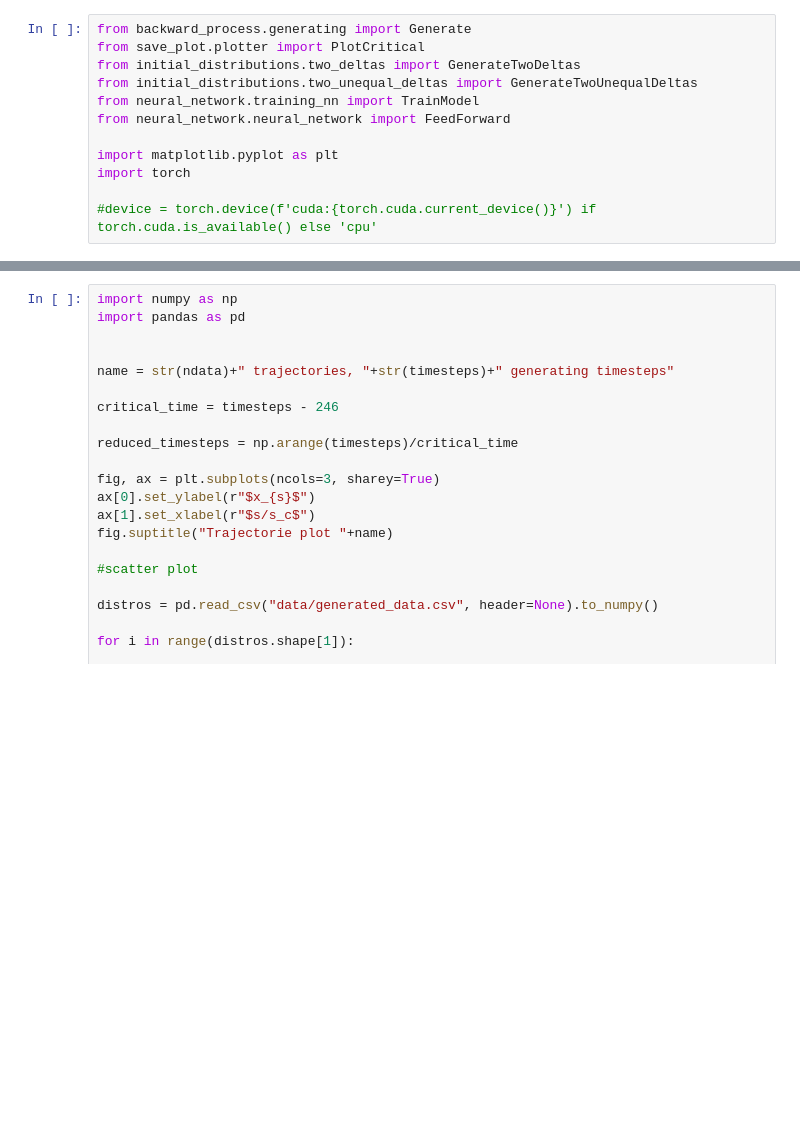
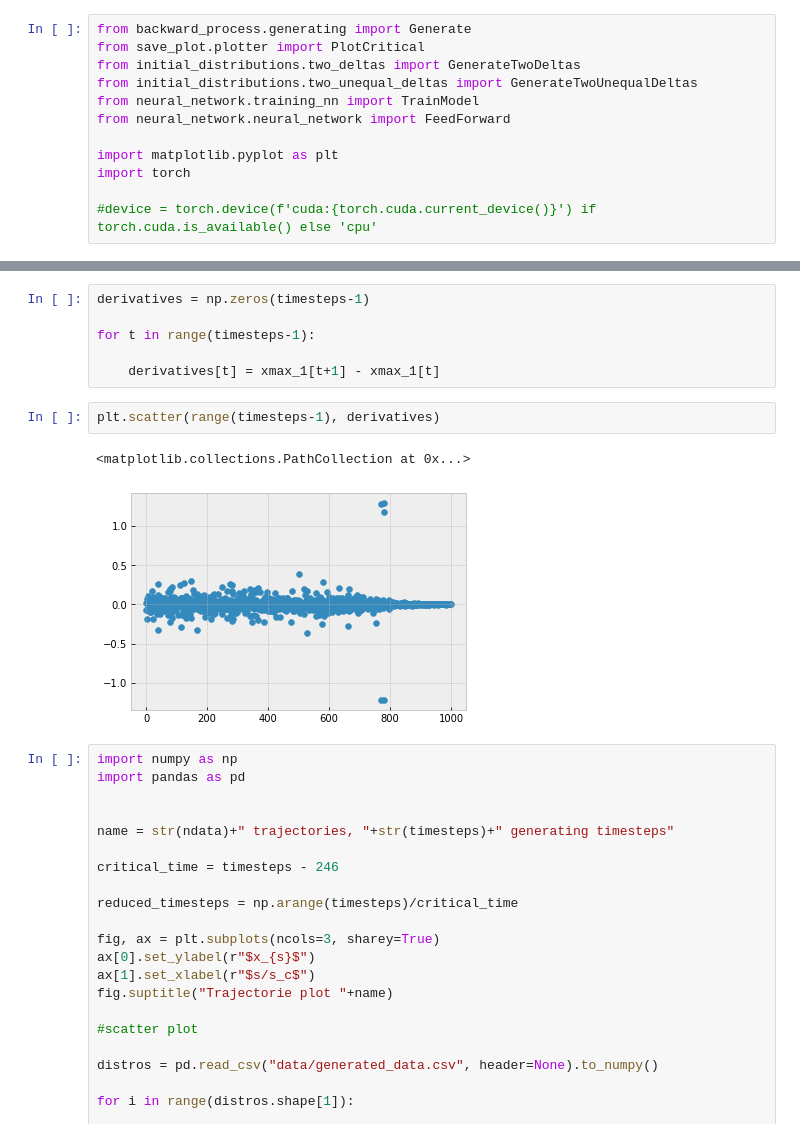
Before and after one commit to W-physics/Tesis, a Jupyter notebook: Critical_time.ipynb, the cells around one changed output, grey strips where cells are left out. Drawn from its saved outputs; the diff is of its cells as text; blank space fills up the shorter version.

```diff
--- a/Critical_time.ipynb
+++ b/Critical_time.ipynb
@@ -83,3 +88,14 @@ plt.scatter(range(timesteps),suceptibility)
+# %%
+derivatives = np.zeros(timesteps-1)
+
+for t in range(timesteps-1):
+
+    derivatives[t] = xmax_1[t+1] - xmax_1[t]
+# %%
+plt.scatter(range(timesteps-1), derivatives)
+# %% [output]
+<matplotlib.collections.PathCollection at 0x...>
+[figure, added]
 # %%
 import numpy as np
 import pandas as pd
```
Also changed, not shown: parts of 5 cells of this notebook.
